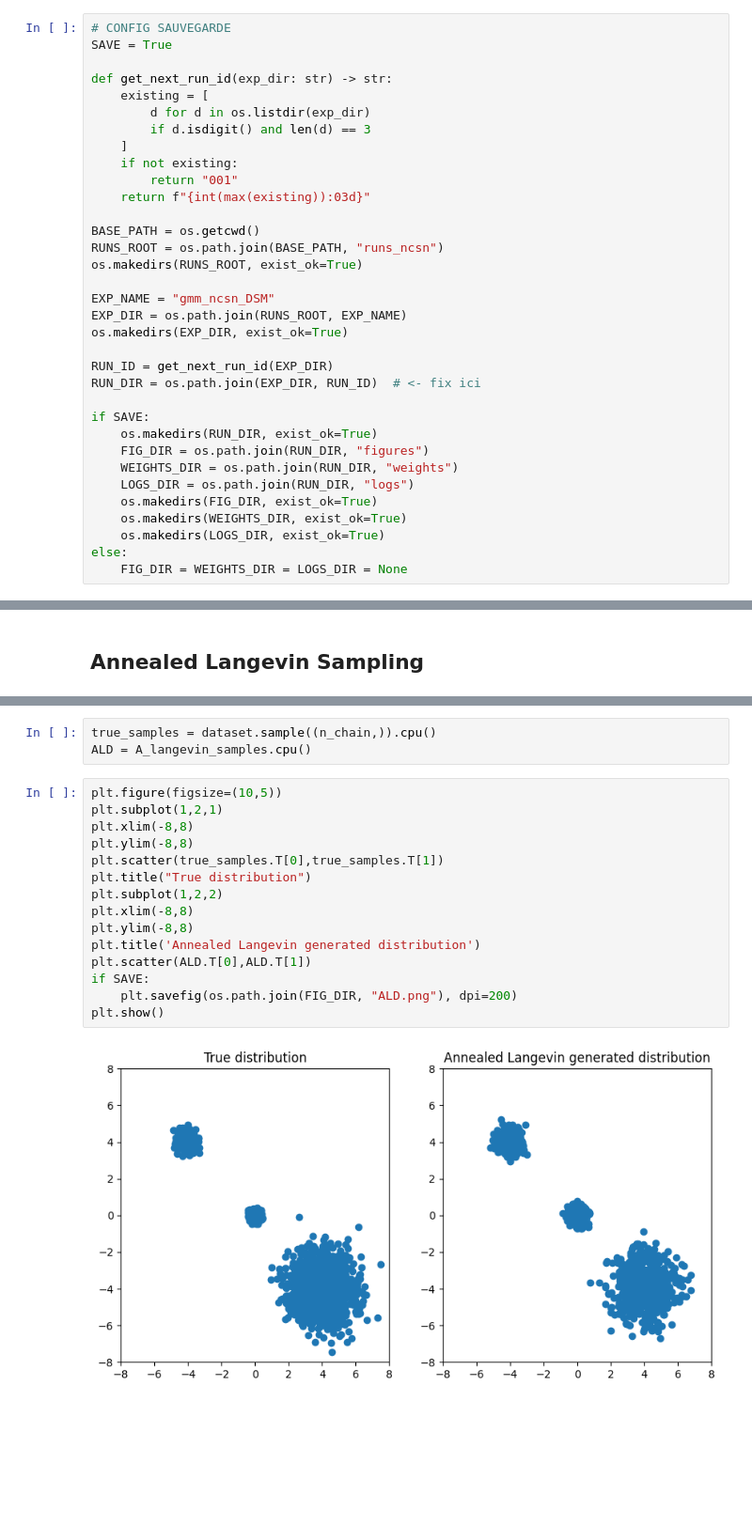
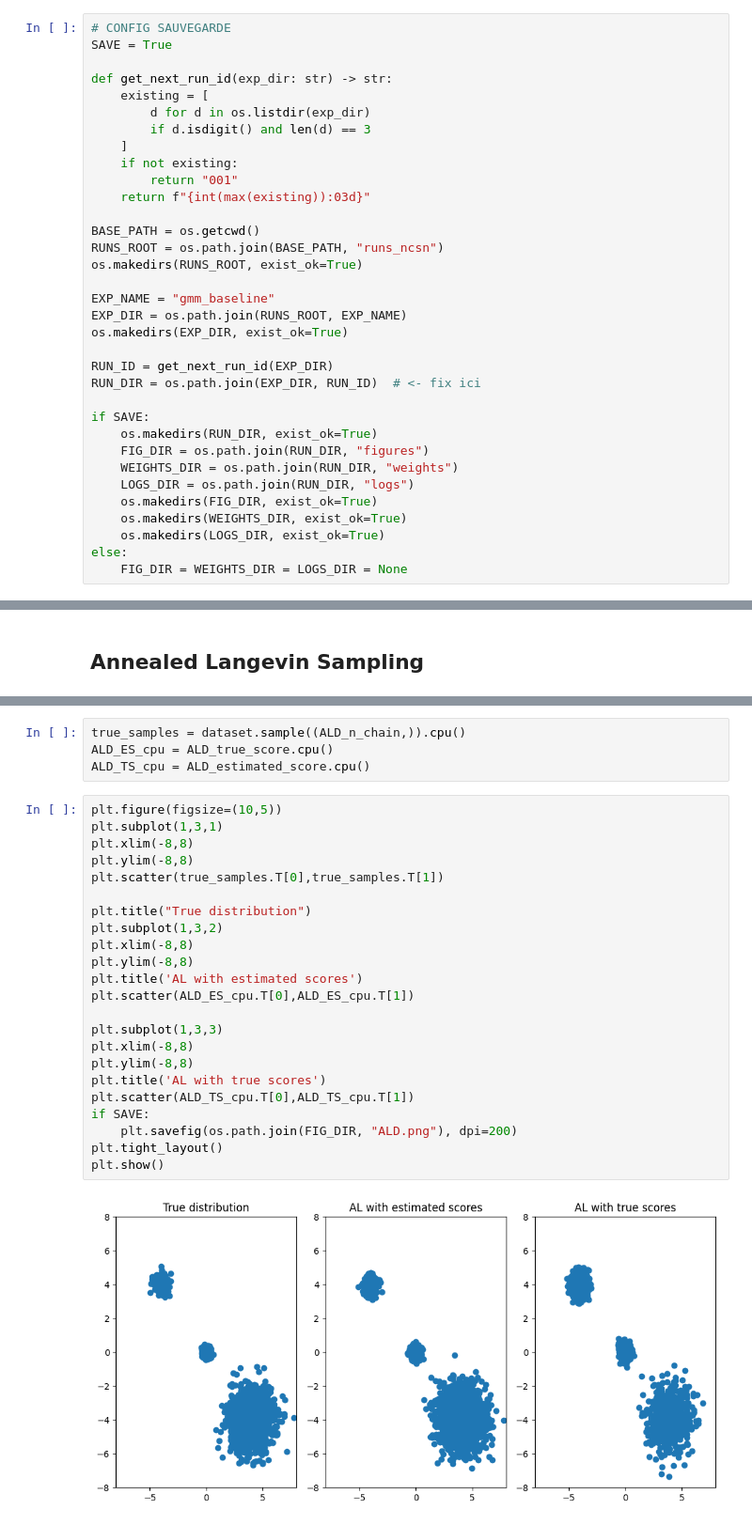
Before and after one commit to Loudwig/DSM, a Jupyter notebook: src/score_estimation.ipynb, the cells around one changed output, grey strips where cells are left out. Shown at 94% size. Saved outputs shown, nothing was run; the diff lists cells and outputs as text; blank space fills up the shorter version.

Commit message:
Baseline score estimation

```diff
--- a/src/score_estimation.ipynb
+++ b/src/score_estimation.ipynb
@@ -25,7 +25,7 @@ BASE_PATH = os.getcwd()
 RUNS_ROOT = os.path.join(BASE_PATH, "runs_ncsn")
 os.makedirs(RUNS_ROOT, exist_ok=True)
 
-EXP_NAME = "gmm_ncsn_DSM"
+EXP_NAME = "gmm_baseline"
 EXP_DIR = os.path.join(RUNS_ROOT, EXP_NAME)
 os.makedirs(EXP_DIR, exist_ok=True)
 
@@ -546,20 +597,29 @@ A_langevin_samples = annealded_langevin_sampler(prior_distrib,estimated_distribu
 # %%
-true_samples = dataset.sample((n_chain,)).cpu()
-ALD = A_langevin_samples.cpu()
+true_samples = dataset.sample((ALD_n_chain,)).cpu()
+ALD_ES_cpu = ALD_true_score.cpu()
+ALD_TS_cpu = ALD_estimated_score.cpu()
 # %%
 plt.figure(figsize=(10,5))
-plt.subplot(1,2,1)
+plt.subplot(1,3,1)
 plt.xlim(-8,8)
 plt.ylim(-8,8)
 plt.scatter(true_samples.T[0],true_samples.T[1])
+
 plt.title("True distribution")
-plt.subplot(1,2,2)
+plt.subplot(1,3,2)
 plt.xlim(-8,8)
 plt.ylim(-8,8)
-plt.title('Annealed Langevin generated distribution')
-plt.scatter(ALD.T[0],ALD.T[1])
+plt.title('AL with estimated scores')
+plt.scatter(ALD_ES_cpu.T[0],ALD_ES_cpu.T[1])
+
+plt.subplot(1,3,3)
+plt.xlim(-8,8)
+plt.ylim(-8,8)
+plt.title('AL with true scores')
+plt.scatter(ALD_TS_cpu.T[0],ALD_TS_cpu.T[1])
 if SAVE:
     plt.savefig(os.path.join(FIG_DIR, "ALD.png"), dpi=200)
+plt.tight_layout()
 plt.show()
 # %% [output]
-[figure, old version]
+[figure, new version]
```
Also changed, not shown: parts of 8 cells of this notebook, 25 other files.
